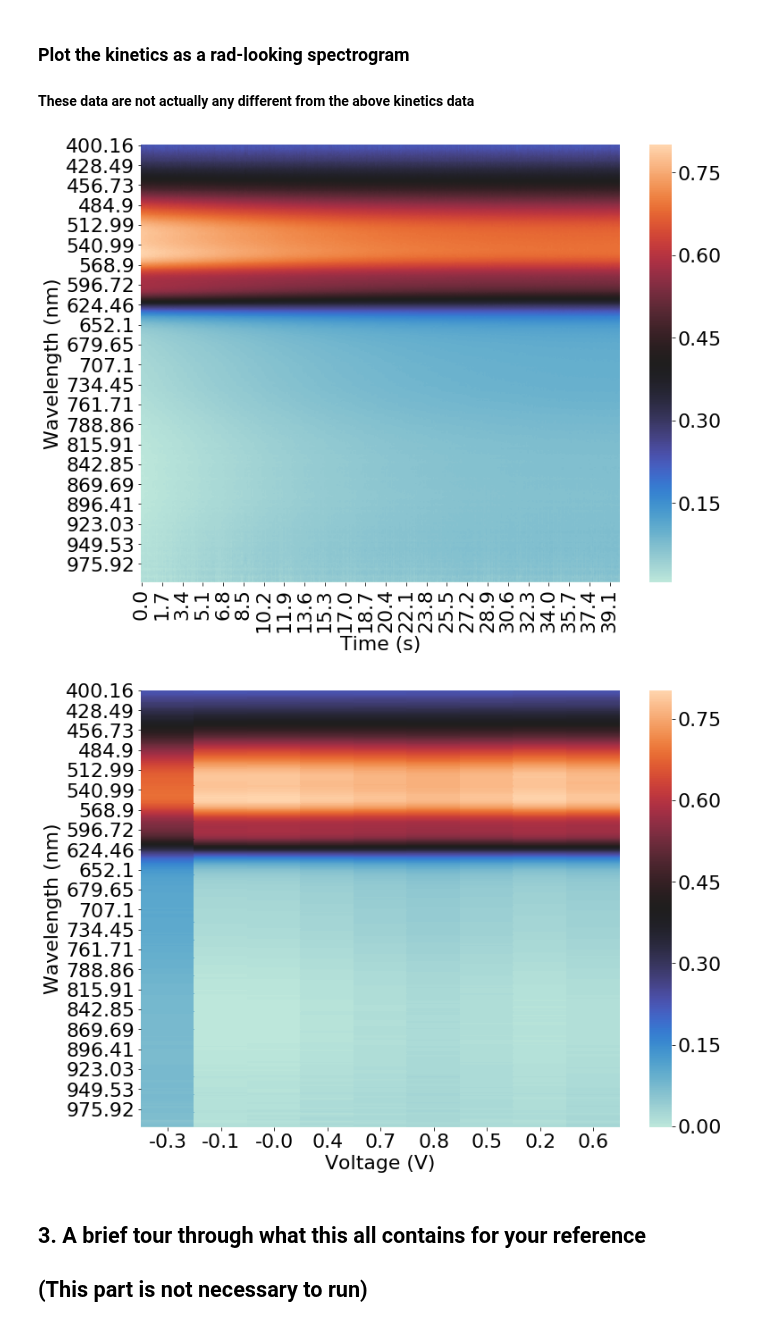
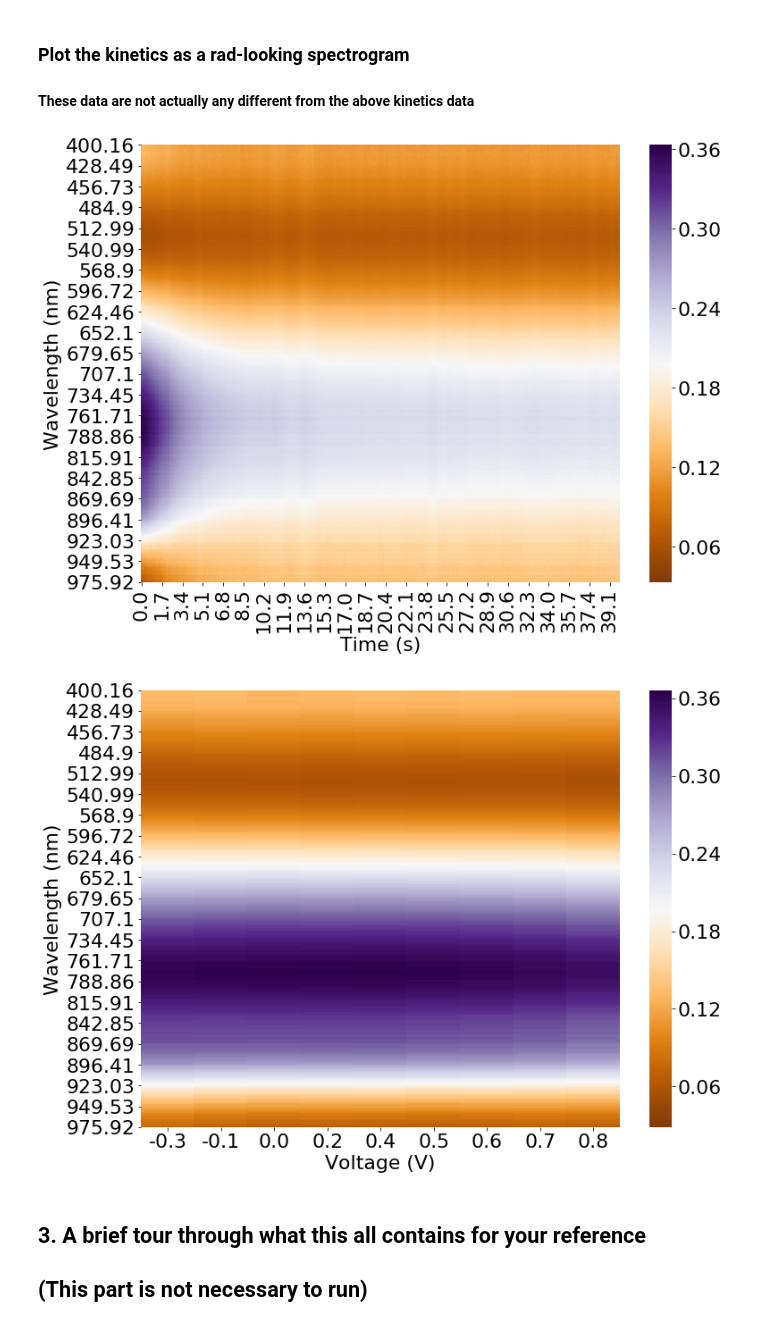
Before and after one commit to rajgiriUW/OECT_processing, a Jupyter notebook: processing_scripts/UV-Vis Notebook.ipynb, the cells around one changed output. Saved outputs shown, nothing was run; the diff lists cells and outputs as text; code cells hidden in the pictures.

Commit message:
Updates to plot_voltage and minor notebook bug fixes

```diff
--- a/processing_scripts/UV-Vis Notebook.ipynb
+++ b/processing_scripts/UV-Vis Notebook.ipynb
@@ -248,7 +252,7 @@ ax.set_ylabel('Absorbance (a.u.)')
 ax.legend(labels = data.potentials)
 ax.set_title('Time = 0 s data at each potential step')
 
-plot_name =  'Doping Spectra, t=0 s'+filenamestring+'.jpg'
+plot_name =  'Doping Spectra, t=0 s'+filenamestring+'.png'
 working_path = data_folder / plot_name
 #plt.savefig(path + r'//' + 'Doping Spectra, t=0 s'+filenamestring+'.jpg')
 plt.savefig(working_path)
@@ -270,7 +274,7 @@ if dedata:
     ax.legend(labels = dedata.potentials)
     ax.set_title('Time = 0 s data at each dedoping potential step')
 
-    plot_name = 'Dedoping Spectra, t=0 s'+filenamestring+'.jpg'
+    plot_name = 'Dedoping Spectra, t=0 s'+filenamestring+'.png'
     working_path = data_folder / plot_name
 #    plt.savefig(path + r'//' + 'Dedoping Spectra, t=0 s'+filenamestring+'.jpg')
     plt.savefig(working_path)
@@ -503,43 +507,43 @@ plt.savefig(working_path)
 # %%
 # Change potential to whatever voltage you want
 # change cmap only if you know what that means
-potential = 0.2
+potential = 0.6
 kwargs = {}
-kwargs['cmap'] = 'icefire'
+kwargs['cmap'] = 'PuOr'
 
 # Sets up two dataframes for plotting
 import pandas as pd
 import seaborn as sns
 wl = np.round(data.spectra_vs_time[potential].index.values, 2)
 df = pd.DataFrame.copy(data.spectra_vs_time[potential])
 df = df.set_index(wl)
 dfv = pd.DataFrame.copy(data.spectra_sm)
 dfv = dfv.set_index(wl)
 
 # spectra vs time
 fig, ax0 = plt.subplots(nrows = 1, figsize=(12,9), facecolor='white')
 sns.heatmap(df,ax=ax0, **kwargs)
 ax0.set_xlabel('Time (s)')
 ax0.set_ylabel('Wavelength (nm)')
 
-plot_name = 'Spectrogram at ' + str(potential) + ' V '+filenamestring+'.jpg'
+plot_name = 'Spectrogram at ' + str(potential) + ' V '+filenamestring+'.png'
 working_path = data_folder / plot_name
 #plt.savefig(path + r'//' + 'Spectrogram at ' + str(potential) + ' V '+filenamestring+'.jpg')
-plt.savefig(path + r'//' + 'Spectrogram at ' + str(potential) + ' V '+filenamestring+'.jpg')
+plt.savefig(path + r'//' + 'Spectrogram at ' + str(potential) + ' V '+filenamestring+'.png')
 
 # spectra vs voltage
 fig, ax1 = plt.subplots(nrows = 1, figsize=(12,9), facecolor='white')
 sns.heatmap(dfv,ax=ax1, **kwargs)
 ax1.set_xlabel('Voltage (V)')
 ax1.set_ylabel('Wavelength (nm)')
 
-plot_name =  'Spectrogram at t = 0 s' +filenamestring+'.jpg'
+plot_name =  'Spectrogram at t = 0 s' +filenamestring+'.png'
 working_path = data_folder / plot_name
 #plt.savefig(path + r'//' + 'Spectrogram at t = 0 s' +filenamestring+'.jpg')
 plt.savefig(working_path)
 # %% [output]
-[figure, old version]
+[figure, new version]
-[figure, old version]
+[figure, new version]
 # %%
 if dedata:
         # Change potential to whatever voltage you want
```
Also changed, not shown: parts of 9 cells of this notebook, 1 other file.
